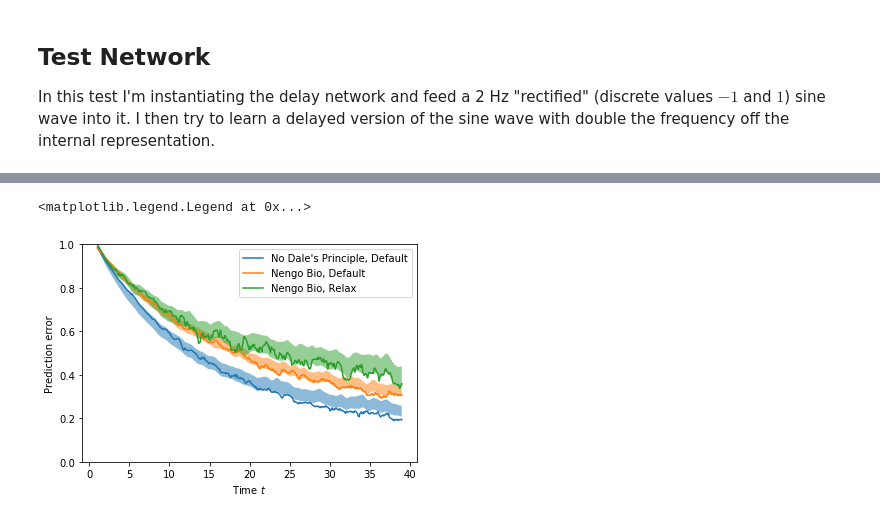
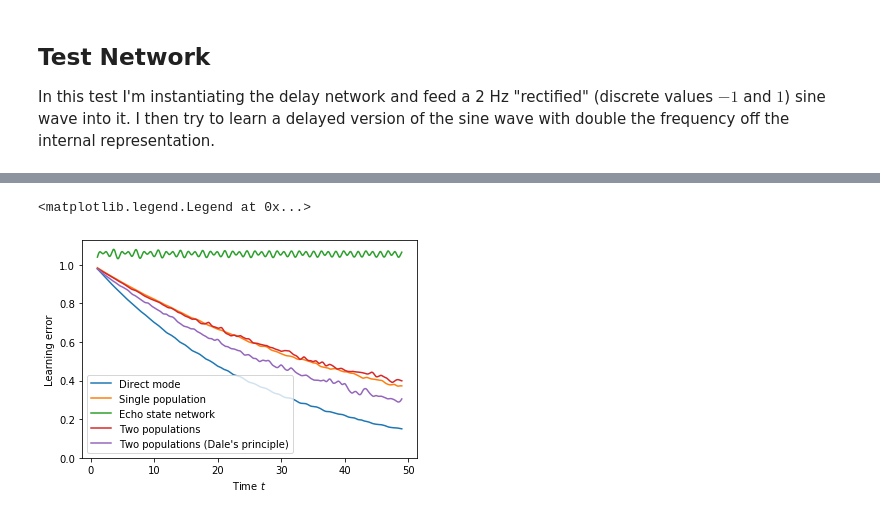
Before and after one commit to ctn-waterloo/cogsci2020-cerebellum, a Jupyter notebook: notebooks/Golgi Granule Delay Network.ipynb, the cells around one changed output, grey strips where cells are left out. Drawn from its saved outputs; the diff is of its cells as text; code cells hidden in the pictures.

```diff
--- a/notebooks/Golgi Granule Delay Network.ipynb
+++ b/notebooks/Golgi Granule Delay Network.ipynb
@@ -55,7 +56,8 @@ def build_test_network(*args, **kwargs):
             nd_tar,
             transform=np.zeros((nd_tar.size_in,
                 net_granule_golgi.n_granule)),
-            learning_rule_type=nengo.PES(1e-3))
+            learning_rule_type=nengo.PES(
+                learning_rate=1e-3))
         nd_err = nengo.Node(
             size_in=1,
             label="nd_err")
@@ -159,17 +231,17 @@ Solved 200/200 neuron weights
 # %%
-def analyse_prediction_learnability(T=40.0, seed=34981, *args, **kwargs):
+def analyse_prediction_learnability(T=50.0, seed=34981, *args, **kwargs):
     np.random.seed(seed)
     model, _, probe_err = build_test_network(*args, **kwargs)
-    with nengo.Simulator(model, progress_bar=None) as sim:
+    with nengo.Simulator(model) as sim:
         sim.run(T)
 
         ts = sim.trange(probe_err.sample_every)
         ys = sim.data[probe_err][:, 0]
-        h = np.exp(-np.square(ts - 0.5 * T) / np.square(0.4))
+        h = np.exp(-np.square(ts - 0.5 * T) / np.square(1.0))
         h /= 0.4 * np.sum(h)
 
-        it0 = np.min(np.where(ts > 1.0))
-        it1 = np.max(np.where(ts < (T - 1.0)))
+        it0 = np.min(np.where(ts > 3.0))
+        it1 = np.max(np.where(ts < (T - 3.0)))
 
         ys_flt = np.convolve(np.abs(ys), h, 'same')[it0:it1]
 
@@ -217,0 +249,3 @@ Iteration 50
+# %%
+n_repeat = 1
+yss = [[None] * n_repeat for _ in range(5)]
@@ -218,22 +298,27 @@ Iteration 50
 # %%
 fig, ax = plt.subplots()
 yss_arr = np.array(yss)
 yss_mean = np.mean(yss_arr, axis=1)
 yss_median = np.median(yss_arr, axis=1)
 yss_stdd = np.sqrt(np.var(yss_arr, axis=1)) * 0.2
-ax.plot(ts, yss_median[0], label='No Dale\'s Principle, Default')
-ax.plot(ts, yss_median[1], label='Nengo Bio, Default')
-ax.plot(ts, yss_median[2], label='Nengo Bio, Relax')
-
-ax.fill_between(ts, yss_mean[0] - yss_stdd[0], yss_mean[0] + yss_stdd[0], alpha=0.5)
-ax.fill_between(ts, yss_mean[1] - yss_stdd[1], yss_mean[1] + yss_stdd[1], alpha=0.5)
-ax.fill_between(ts, yss_mean[2] - yss_stdd[2], yss_mean[2] + yss_stdd[2], alpha=0.5)
+labels=[
+    "Direct mode",
+    "Single population",
+    "Echo state network",
+    "Two populations",
+    "Two populations (Dale's principle)",
+]
+for i in range(yss_arr.shape[0]):
+    if any(np.isnan(yss_median[i])):
+        continue
+    ax.plot(ts, yss_median[i], label=labels[i])
+    ax.fill_between(ts, yss_mean[i] - yss_stdd[i], yss_mean[i] + yss_stdd[i], alpha=0.5)
 
 ax.set_xlabel('Time $t$')
-ax.set_ylabel('Prediction error')
-ax.set_ylim(0, 1)
+ax.set_ylabel('Learning error')
+ax.set_ylim(0, None)
 ax.legend()
 # %% [output]
 <matplotlib.legend.Legend at 0x...>
-[figure, old version]
+[figure, new version]
 # %%
```
Also changed, not shown: parts of 12 cells of this notebook, 1 other file.
